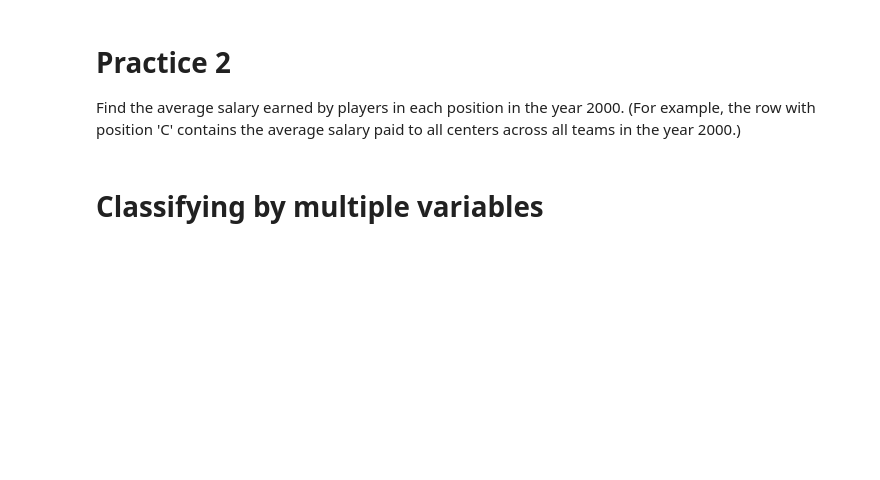
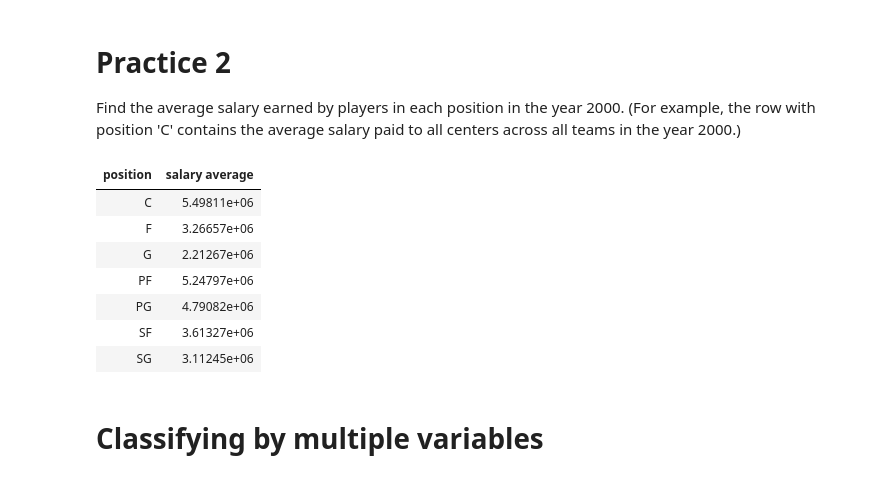
Before and after one commit to Lhoffar/26-intro-solo, a Jupyter notebook: Demo 09/classifying.ipynb, the cells around one changed output. Drawn from its saved outputs; the diff is of its cells as text; code cells hidden in the pictures; blank space fills up the shorter version.

```diff
--- a/Demo 09/classifying.ipynb
+++ b/Demo 09/classifying.ipynb
@@ -91,6 +91,20 @@ season_2000.group('team', sum).show()
 # %% [markdown]
 # Practice 2
 Find the average salary earned by players in each position in the year 2000. (For example, the row with position 'C' contains the average salary paid to all centers across all teams in the year 2000.)
+# %%
+avg_sal = nba.where('season', 2000)
+avg_sal = avg_sal.select('position', 'salary')
+avg_by_pos = avg_sal.group('position', np.average)
+avg_by_pos.show()
+# %% [output]
+| position | salary average |
+| C | 5.49811e+06 |
+| F | 3.26657e+06 |
+| G | 2.21267e+06 |
+| PF | 5.24797e+06 |
+| PG | 4.79082e+06 |
+| SF | 3.61327e+06 |
+| SG | 3.11245e+06 |
 # %% [markdown]
 # Classifying by multiple variables
 # %%
```
Also changed, not shown: parts of 1 cell of this notebook, 5 other files.
